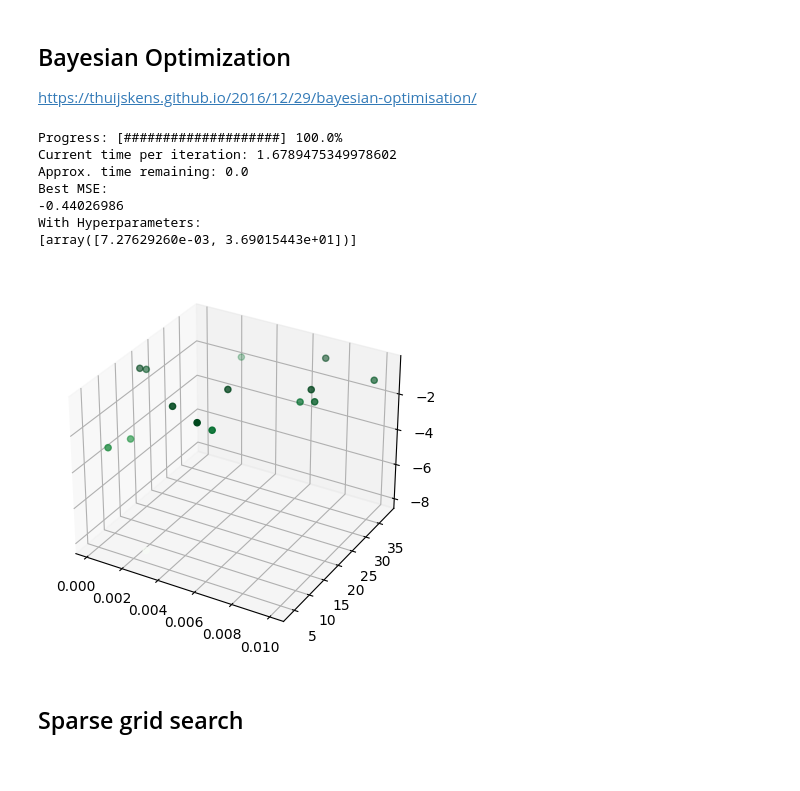
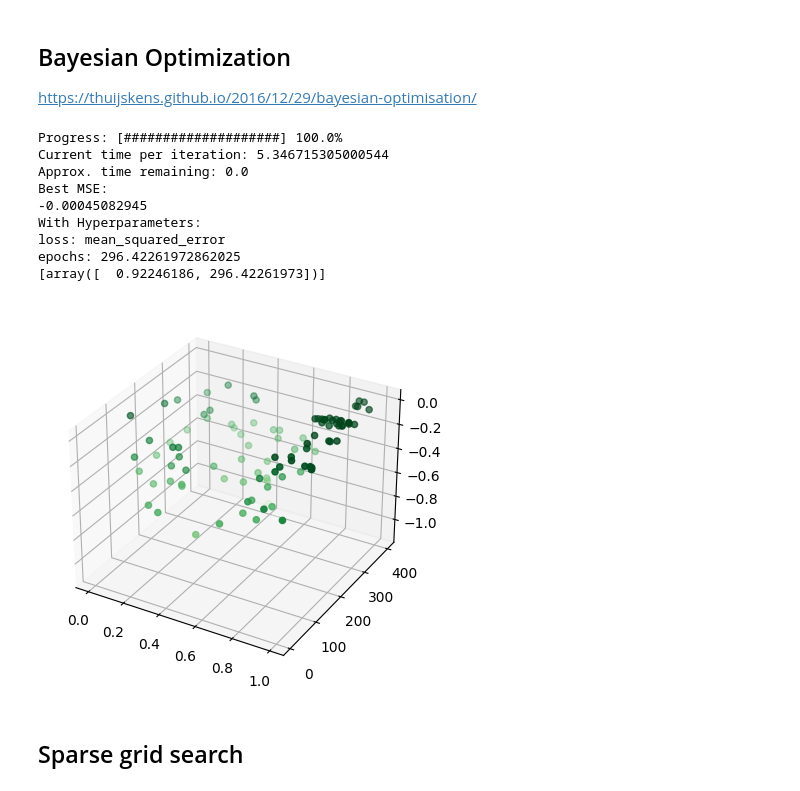
Before and after one commit to Muxlll/Masterarbeit, a Jupyter notebook: Code/HPO.ipynb, the cells around one changed output. Saved outputs shown, nothing was run; the diff lists cells and outputs as text; code cells hidden in the pictures.

```diff
--- a/Code/HPO.ipynb
+++ b/Code/HPO.ipynb
@@ -86,24 +222,8 @@ dict_keys(['model', 'build_fn', 'warm_start', 'random_state', 'optimizer', 'loss
 # %% [markdown]
 ## Random search
 # %%
-# Function to create model, required for KerasClassifier
-def create_model():
-    # create model
-    model = Sequential()
-    model.add(Dense(12, input_shape=(1,), activation='relu'))
-    model.add(Dense(1, activation=None))
-    # Compile model
-    model.compile(loss='binary_crossentropy', optimizer='adam', metrics=['accuracy'])
-    return model
-
 model = KerasRegressor(model=create_model, verbose=0)
-
-hyperparameterspace = {
-    'batch_size' : [10, 20, 40],
-    'epochs': [1, 20, 40, 60]
-}
-
-optimization = HPO.Optimization(dataset, model, hyperparameterspace, type=1)
+optimization = HPO.Optimization(dataset, model, hyperparameterspace, type="random_search", budget=BUDGET, verbosity=VERBOSE)
 result = optimization.fit()
 print("Best result:")
 print(result.best_score_)
@@ -112,6 +232,6 @@ print(result.best_params_)
 
 Y_predicted = result.predict(torch.Tensor(X).reshape(-1, 1))
 
-plt.plot(X,Y)
+plt.plot(X,Y_predicted)
 plt.show()
 # %% [output]
@@ -125,53 +279,51 @@ Corresponding parameters:
 
 https://thuijskens.github.io/2016/12/29/bayesian-optimisation/
 # %%
-def blackboxfunction(params):
-    # Function to create model, required for KerasClassifier
-    def create_model():
-        # create model
-        model = Sequential()
-        model.add(Dense(12, input_shape=(1,), activation='relu'))
-        model.add(Dense(1, activation=None))
-        # Compile model
-        opt = keras.optimizers.Adam(learning_rate=params[0])
-        model.compile(loss='binary_crossentropy', optimizer='adam', metrics=['accuracy'])
-        return model
-
-    model = KerasRegressor(model=create_model, verbose=0)
-
-    model.fit(X, Y, epochs=int(params[1]))
-
-    Y_predicted = model.predict(X)
-
-    return -sklearn.metrics.mean_squared_error(Y, Y_predicted)
-
-
-hyperparameterspace = np.array([[0.0001, 0.01], [1,60]])
-
-optimization = HPO.Optimization(dataset, blackboxfunction, hyperparameterspace, type=2)
+optimization = HPO.Optimization(dataset, blackboxfunction, hyperparameterspace, type="bayesian", budget=BUDGET, verbosity=VERBOSE)
 result = optimization.fit()
 
 fig = plt.figure()
 ax = plt.axes(projection='3d')
 
 x = [result[0][i][0] for i in range(len(result[0]))]
 y = [result[0][i][1] for i in range(len(result[0]))]
 
 ax.scatter3D(x, y, result[1], c=result[1], cmap='Greens')
 
+index_best = 0
+for i in range(len(result[1])):
+    if result[1][i] == max(result[1]):
+        index_best = i
+
+best_score = result[1][index_best]
+best_params = result[0][index_best]
+
+
 print("Best MSE:")
-print(max(result[1]))
+print(best_score)
 print("With Hyperparameters: ")
+i = 0
+for key in hyperparameterspace.keys():
+    if hyperparameterspace[key][0] == "list":
+        index = int(best_params[i]*(len(hyperparameterspace_special[key])-1))
+        print(key + ": " + str(hyperparameterspace_special[key][index]))
+    else:
+        print(key + ": " + str(best_params[i]))
+    i += 1
+
+
 print([result[0][i] for i in range(len(result[0])) if result[1][i] == max(result[1])])
 #print(result)
 # %% [output]
 Progress: [####################] 100.0%
-Current time per iteration: 1.6789475349978602
+Current time per iteration: 5.346715305000544
 Approx. time remaining: 0.0
 Best MSE:
--0.44026986
+-0.00045082945
 With Hyperparameters:
-[array([7.27629260e-03, 3.69015443e+01])]
+loss: mean_squared_error
+epochs: 296.42261972862025
+[array([  0.92246186, 296.42261973])]
-[figure, old version]
+[figure, new version]
 # %% [markdown]
 ## Sparse grid search
```
Also changed, not shown: parts of 8 cells of this notebook, 2 other files.
